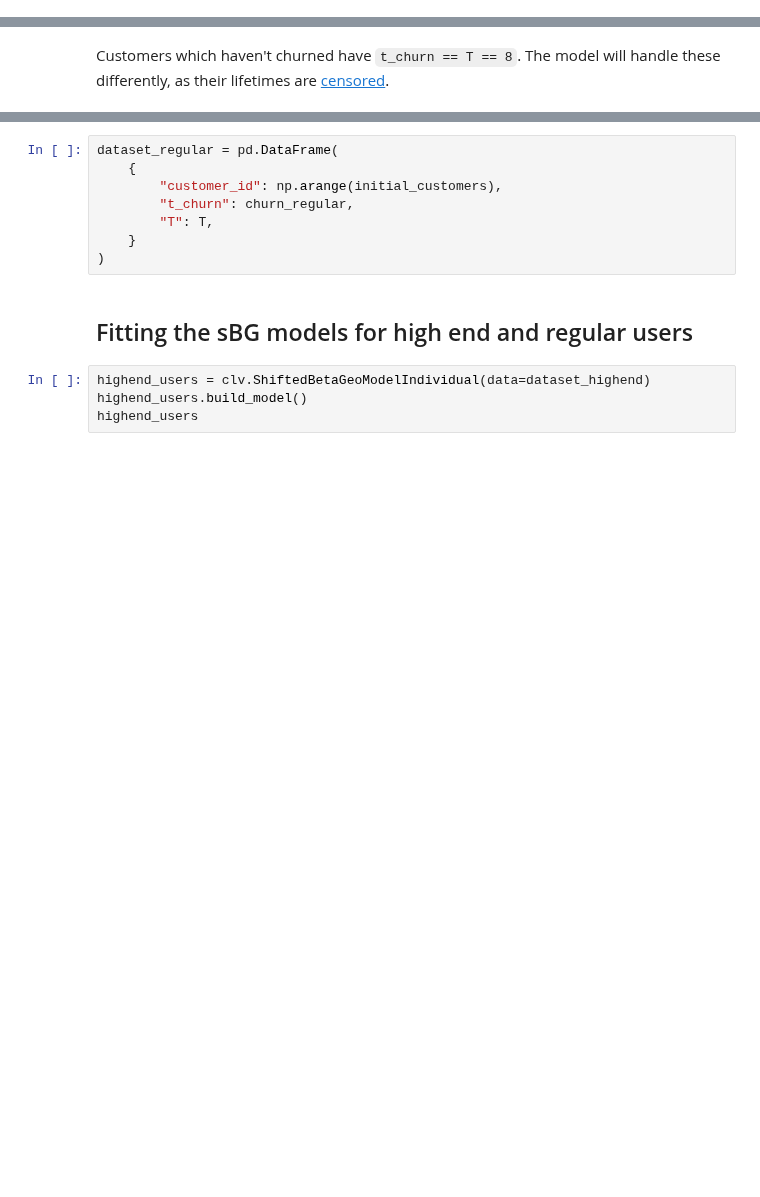
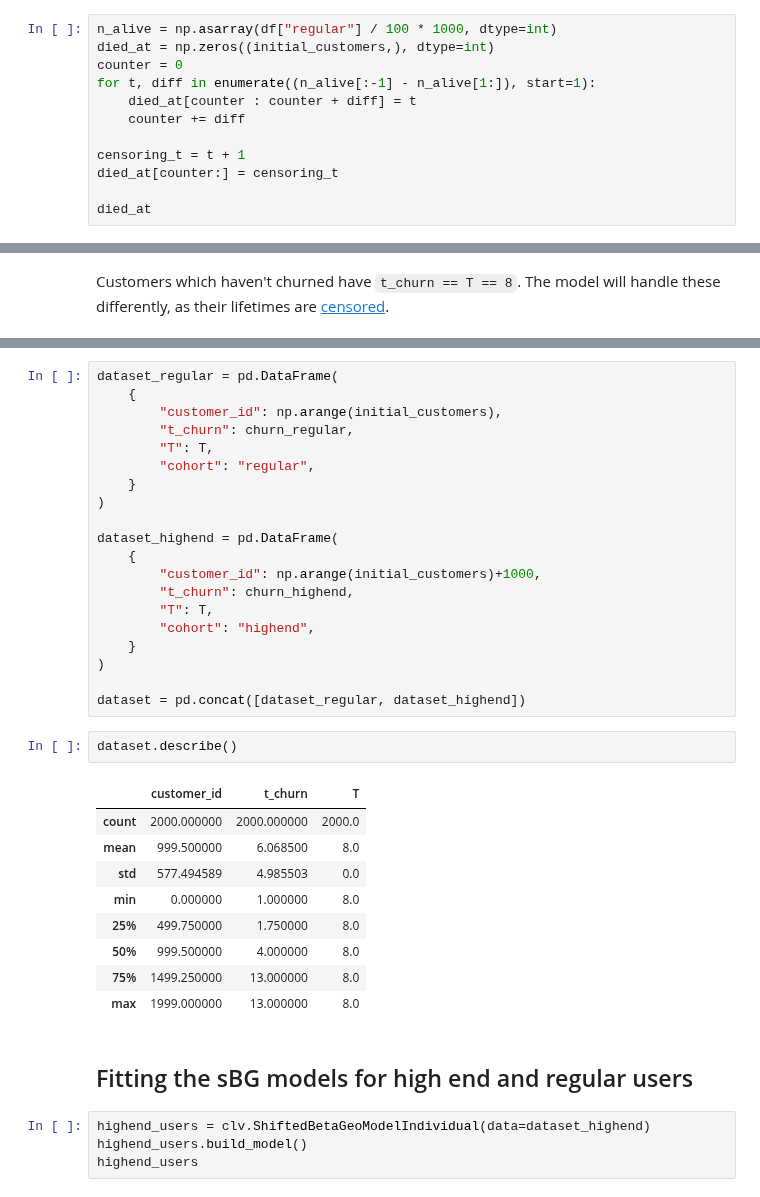
Before and after one commit to ColtAllen/pymc-marketing, a Jupyter notebook: docs/source/notebooks/clv/dev/sBG-Population.ipynb, the cells around one changed output, grey strips where cells are left out. Saved outputs shown, nothing was run; the diff lists cells and outputs as text; blank space fills up the shorter version.

```diff
--- a/docs/source/notebooks/clv/dev/sBG-Population.ipynb
+++ b/docs/source/notebooks/clv/dev/sBG-Population.ipynb
@@ -123,3 +123,15 @@ The implemented pymc-marketing model fits each individual `theta`,
 in contrast to the paper approach where the inidividual parameters are marginalized out.
 
 For our analysis we wil have to create a synthetic dataset with individual data, following the aggregate group trends.
+# %%
+n_alive = np.asarray(df["regular"] / 100 * 1000, dtype=int)
+died_at = np.zeros((initial_customers,), dtype=int)
+counter = 0
+for t, diff in enumerate((n_alive[:-1] - n_alive[1:]), start=1):
+    died_at[counter : counter + diff] = t
+    counter += diff
+
+censoring_t = t + 1
+died_at[counter:] = censoring_t
+
+died_at
@@ -172,8 +211,32 @@ dataset_regular = pd.DataFrame(
         "customer_id": np.arange(initial_customers),
         "t_churn": churn_regular,
         "T": T,
+        "cohort": "regular",
     }
 )
+
+dataset_highend = pd.DataFrame(
+    {
+        "customer_id": np.arange(initial_customers)+1000,
+        "t_churn": churn_highend,
+        "T": T,
+        "cohort": "highend",
+    }
+)
+
+dataset = pd.concat([dataset_regular, dataset_highend])
+# %%
+dataset.describe()
+# %% [output]
+|  | customer_id | t_churn | T |
+| count | 2000.000000 | 2000.000000 | 2000.0 |
+| mean | 999.500000 | 6.068500 | 8.0 |
+| std | 577.494589 | 4.985503 | 0.0 |
+| min | 0.000000 | 1.000000 | 8.0 |
+| 25% | 499.750000 | 1.750000 | 8.0 |
+| 50% | 999.500000 | 4.000000 | 8.0 |
+| 75% | 1499.250000 | 13.000000 | 8.0 |
+| max | 1999.000000 | 13.000000 | 8.0 |
 # %% [markdown]
 ## Fitting the sBG models for high end and regular users
 # %%
```
Also changed, not shown: parts of 8 cells of this notebook.
